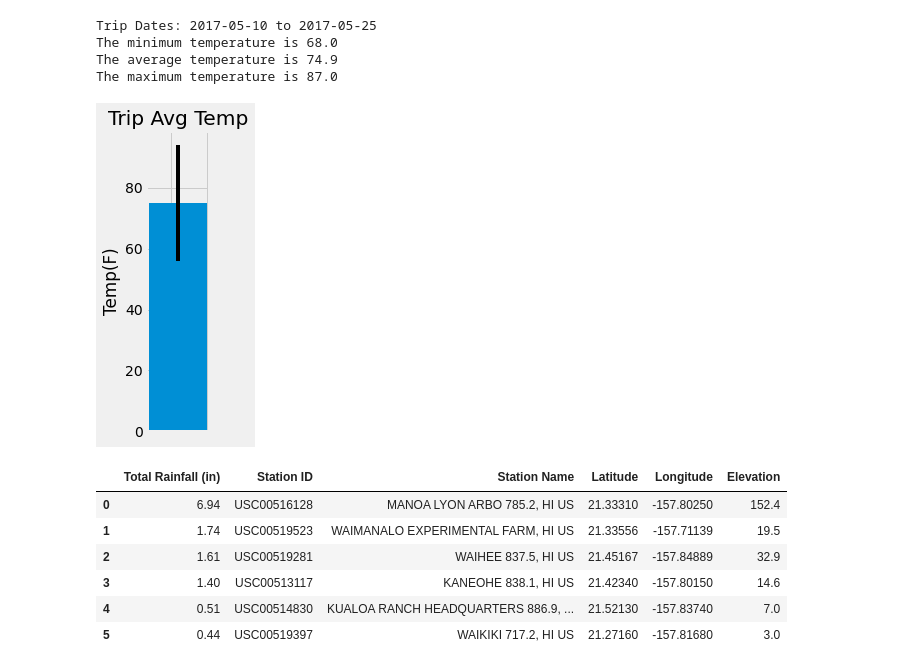
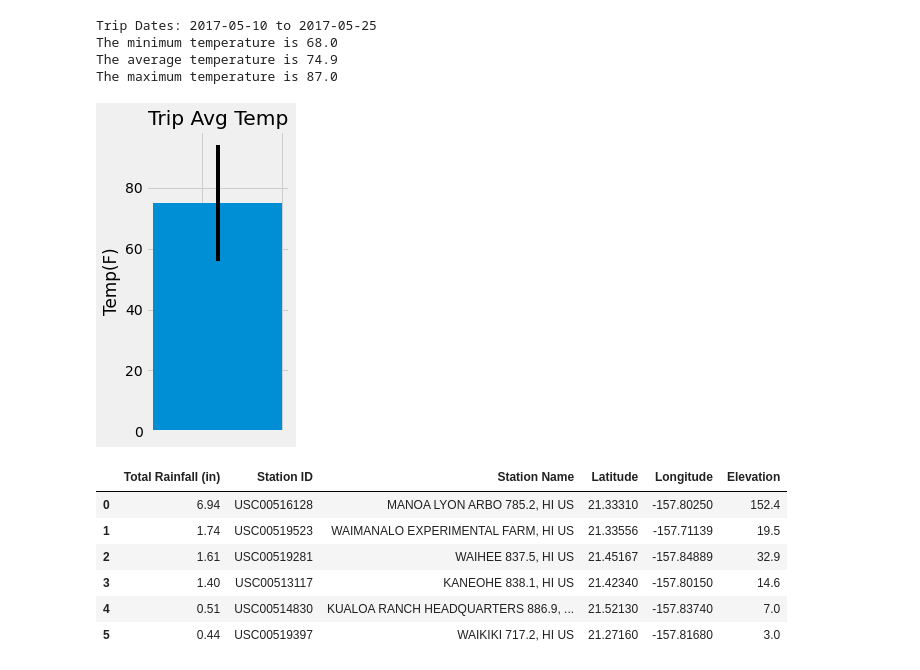
Before and after one commit to rebekahcallkacz/sqlachemy-challenge, a Jupyter notebook: climate_analysis.ipynb, the cells around one changed output. Cells and saved outputs as stored; diff of their text form; code cells hidden in the pictures.

Commit message:
edited images

```diff
--- a/climate_analysis.ipynb
+++ b/climate_analysis.ipynb
@@ -240,20 +240,20 @@ The maximum temperature is 87.0
 # %%
 # Plot the results from your previous query as a bar chart.
 
-plt.figure(figsize=(2, 5))
+plt.figure(figsize=(3, 5))
 plt.bar(x=0.2, height = trip_temps[1], yerr=(trip_temps[2]-trip_temps[0]), align='edge')
 plt.tick_params(
     axis='x',
     which='both',
     bottom=False,
     labelbottom=False)
 plt.title('Trip Avg Temp')
 plt.ylabel('Temp(F)')
 plt.tight_layout()
 plt.savefig('Images/tripavgtemp.png')
 plt.show()
 # %% [output]
-[figure, old version]
+[figure, new version]
 # %%
 # Calculate the total amount of rainfall per weather station for trip dates using the previous year's matching dates.
 # Sort this in descending order by precipitation amount and list the station, name, latitude, longitude, and elevation
```
Also changed, not shown: parts of 1 cell of this notebook, 2 other files.
